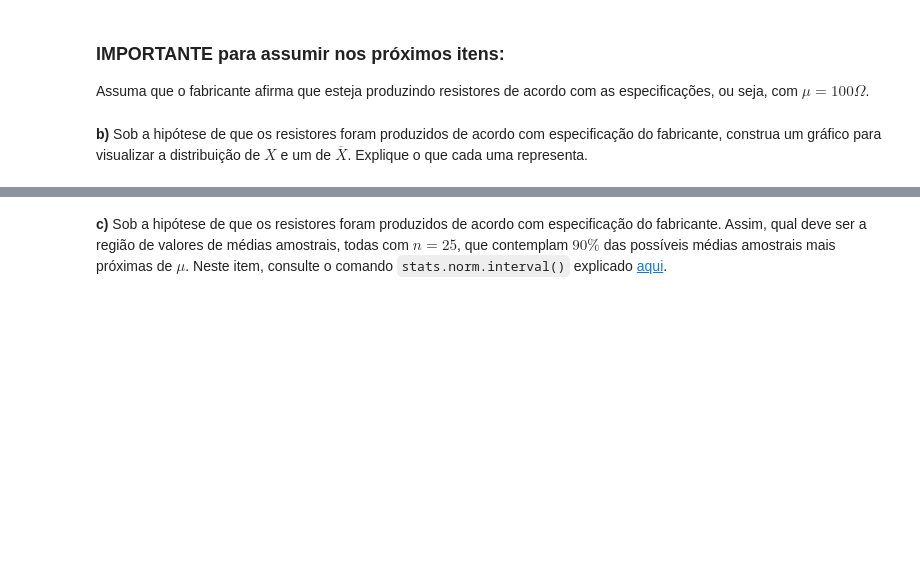
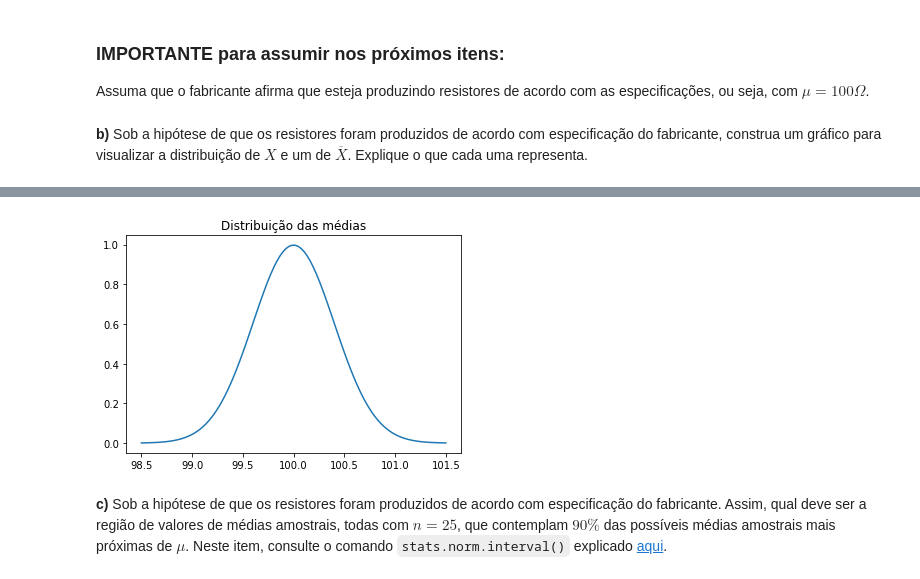
Before and after one commit to pedroivoal/Semestre-2, a Jupyter notebook: Cdados/aula20/Aula20_Exercicio_TLC_MargemErro_n.ipynb, the cells around one changed output, grey strips where cells are left out. Saved outputs shown, nothing was run; the diff lists cells and outputs as text; code cells hidden in the pictures; blank space fills up the shorter version.

```diff
--- a/Cdados/aula20/Aula20_Exercicio_TLC_MargemErro_n.ipynb
+++ b/Cdados/aula20/Aula20_Exercicio_TLC_MargemErro_n.ipynb
@@ -181,3 +191,14 @@ Assuma que o fabricante afirma que esteja produzindo resistores de acordo com as
+# %%
+sig = (2**2/25)**(1/2)
+mu = 100
+
+x = np.linspace(98.5, 101.5, 100)
+fx = stats.norm.pdf(x, mu, sig)
+
+plt.plot(x, fx);
+plt.title('Distribuição das médias');
+# %% [output]
+[figure, added]
 # %% [markdown]
 **c)** Sob a hipótese de que os resistores foram produzidos de acordo com especificação do fabricante. Assim, qual deve ser a região de valores de médias amostrais, todas com $n=25$, que contemplam $90\%$ das possíveis médias amostrais mais próximas de $\mu$.
 Neste item, consulte o comando `stats.norm.interval()` explicado [aqui](https://docs.scipy.org/doc/scipy/reference/generated/scipy.stats.norm.html).
```
Also changed, not shown: parts of 5 cells of this notebook.
